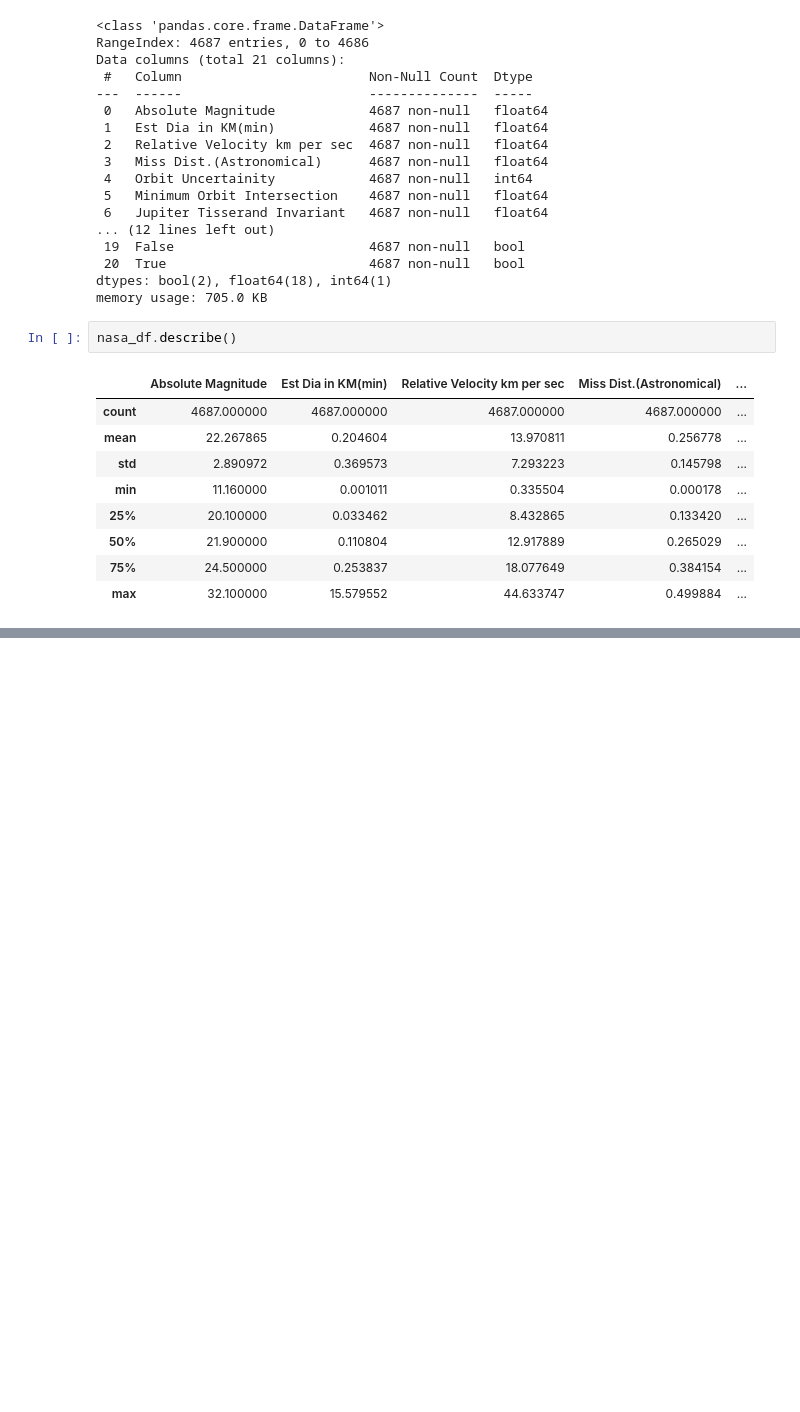
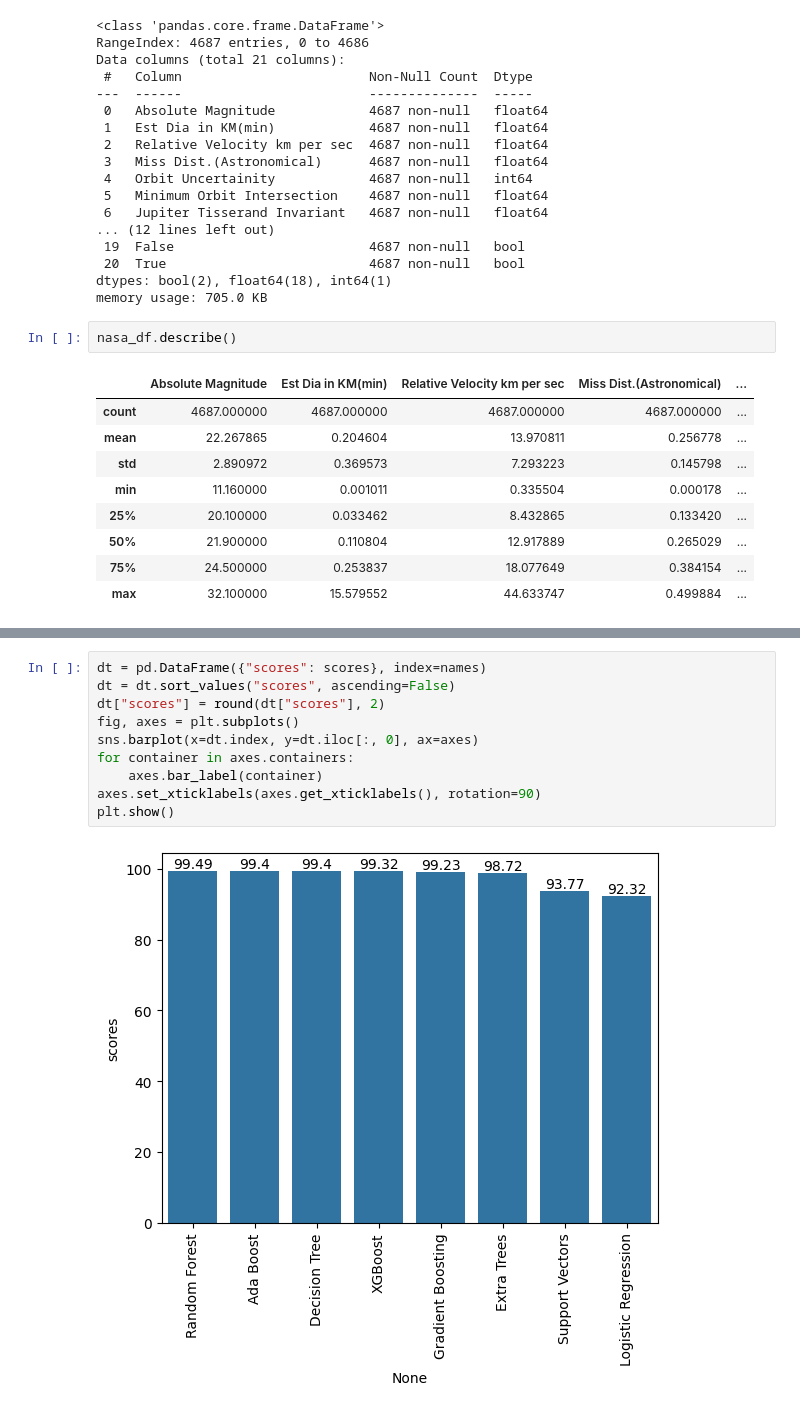
Before and after one commit to Juskocode/SupervisedLearning-AsteroidsClassifier, a Jupyter notebook: SupervisedLearning_AsteroidsClassifier.ipynb, the cells around one changed output, grey strips where cells are left out. Cells and saved outputs as stored; diff of their text form; blank space fills up the shorter version.

```diff
--- a/SupervisedLearning_AsteroidsClassifier.ipynb
+++ b/SupervisedLearning_AsteroidsClassifier.ipynb
@@ -336,0 +390,12 @@ TypeError: The x variable is categorical, but one of ['numeric', 'datetime'] is
+# %%
+dt = pd.DataFrame({"scores": scores}, index=names)
+dt = dt.sort_values("scores", ascending=False)
+dt["scores"] = round(dt["scores"], 2)
+fig, axes = plt.subplots()
+sns.barplot(x=dt.index, y=dt.iloc[:, 0], ax=axes)
+for container in axes.containers:
+    axes.bar_label(container)
+axes.set_xticklabels(axes.get_xticklabels(), rotation=90)
+plt.show()
+# %% [output]
+[figure, added]
```
Also changed, not shown: parts of 36 cells of this notebook.
